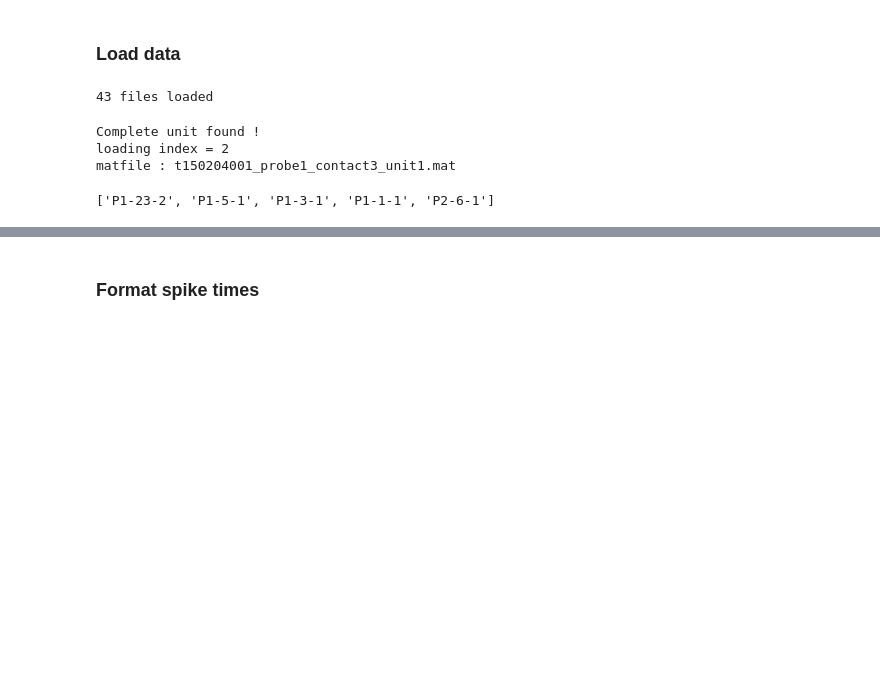
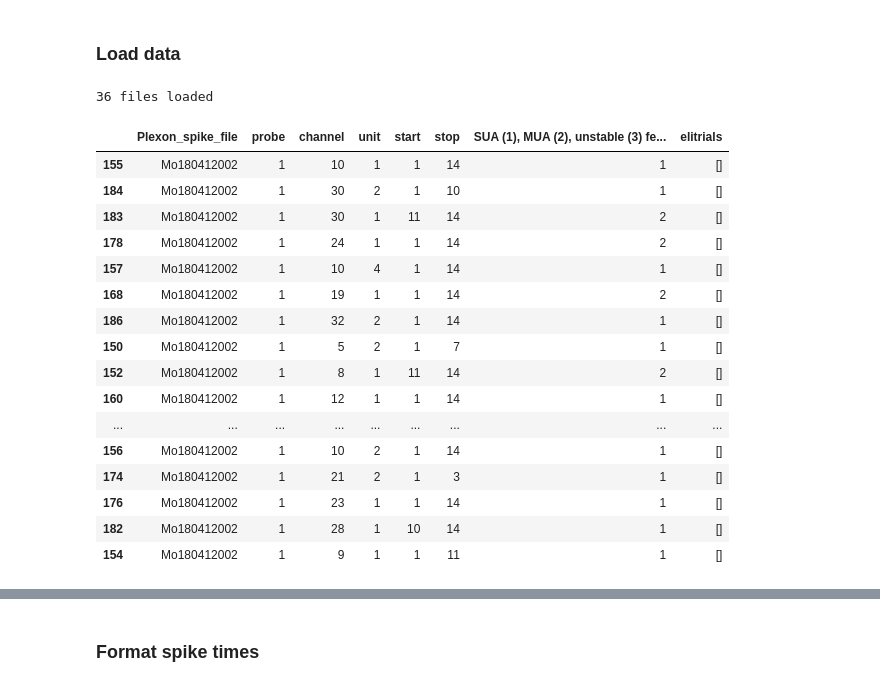
Before and after one commit to Lamifsud/pattern_classification_git, a Jupyter notebook: pipeline_drafts/preprocess.ipynb, the cells around one changed output, grey strips where cells are left out. Drawn from its saved outputs; the diff is of its cells as text; code cells hidden in the pictures; blank space fills up the shorter version.

```diff
--- a/pipeline_drafts/preprocess.ipynb
+++ b/pipeline_drafts/preprocess.ipynb
@@ -43,8 +43,10 @@ else :
     result_path = '/home/laurie/Bureau/pattern_classification_git/results/'
 # %%
 #Load
-session, data_path, info_path = matlab_file.from_lab(lab_desktop=lab_desktop, session='t150204001')
+#session = 't150204001'
+session = 'Mo180412002'
+monkey = 'Mourad'
+session, data_path, info_path = matlab_file.from_lab(lab_desktop=lab_desktop, session=session, monkey='Mourad')
 data, load_info = matlab_file.open(data_path)
-session_info_raw = matlab_file.clean(info_path)
 # %% [output]
-43 files loaded
+36 files loaded
@@ -54,13 +58,27 @@ info_units,  info_session = manage.info(load_info, session_info_raw, session)
 unit_label, unit_labelProbe1, unit_labelProbe2, count_unitProbe = manage.units_label(info_units)
 # manage elitrials format
 info_session['elitrials'] = info_session['elitrials'].apply(manage.elitrials)
-info_session.to_csv(result_path + 'info_session.csv')
-
-# get unit's index without eli trials
-completeUnit = manage.CompleteTasktime(info_session, load_info, session)
-unit_label[:5]
+info_session.to_csv(result_path + f'{session}_info_session.csv')
-# %% [output]
-Complete unit found !
-loading index = 2
-matfile : t150204001_probe1_contact3_unit1.mat
-['P1-23-2', 'P1-5-1', 'P1-3-1', 'P1-1-1', 'P2-6-1']
+# %%
+#info_session
+float_column_names = info_session.select_dtypes(include=['float']).columns
+info_session[float_column_names] = info_session[float_column_names].astype(int)
+info_session
+# %% [output]
+|  | Plexon_spike_file | probe | channel | unit | start | stop | SUA (1), MUA (2), unstable (3) fe... | elitrials |
+| 155 | Mo180412002 | 1 | 10 | 1 | 1 | 14 | 1 | [] |
+| 184 | Mo180412002 | 1 | 30 | 2 | 1 | 10 | 1 | [] |
+| 183 | Mo180412002 | 1 | 30 | 1 | 11 | 14 | 2 | [] |
+| 178 | Mo180412002 | 1 | 24 | 1 | 1 | 14 | 2 | [] |
+| 157 | Mo180412002 | 1 | 10 | 4 | 1 | 14 | 1 | [] |
+| 168 | Mo180412002 | 1 | 19 | 1 | 1 | 14 | 2 | [] |
+| 186 | Mo180412002 | 1 | 32 | 2 | 1 | 14 | 1 | [] |
+| 150 | Mo180412002 | 1 | 5 | 2 | 1 | 7 | 1 | [] |
+| 152 | Mo180412002 | 1 | 8 | 1 | 11 | 14 | 2 | [] |
+| 160 | Mo180412002 | 1 | 12 | 1 | 1 | 14 | 1 | [] |
+| ... | ... | ... | ... | ... | ... | ... | ... | ... |
+| 156 | Mo180412002 | 1 | 10 | 2 | 1 | 14 | 1 | [] |
+| 174 | Mo180412002 | 1 | 21 | 2 | 1 | 3 | 1 | [] |
+| 176 | Mo180412002 | 1 | 23 | 1 | 1 | 14 | 1 | [] |
+| 182 | Mo180412002 | 1 | 28 | 1 | 10 | 14 | 1 | [] |
+| 154 | Mo180412002 | 1 | 9 | 1 | 1 | 11 | 1 | [] |
```
Also changed, not shown: parts of 16 cells of this notebook, 9 other files.
